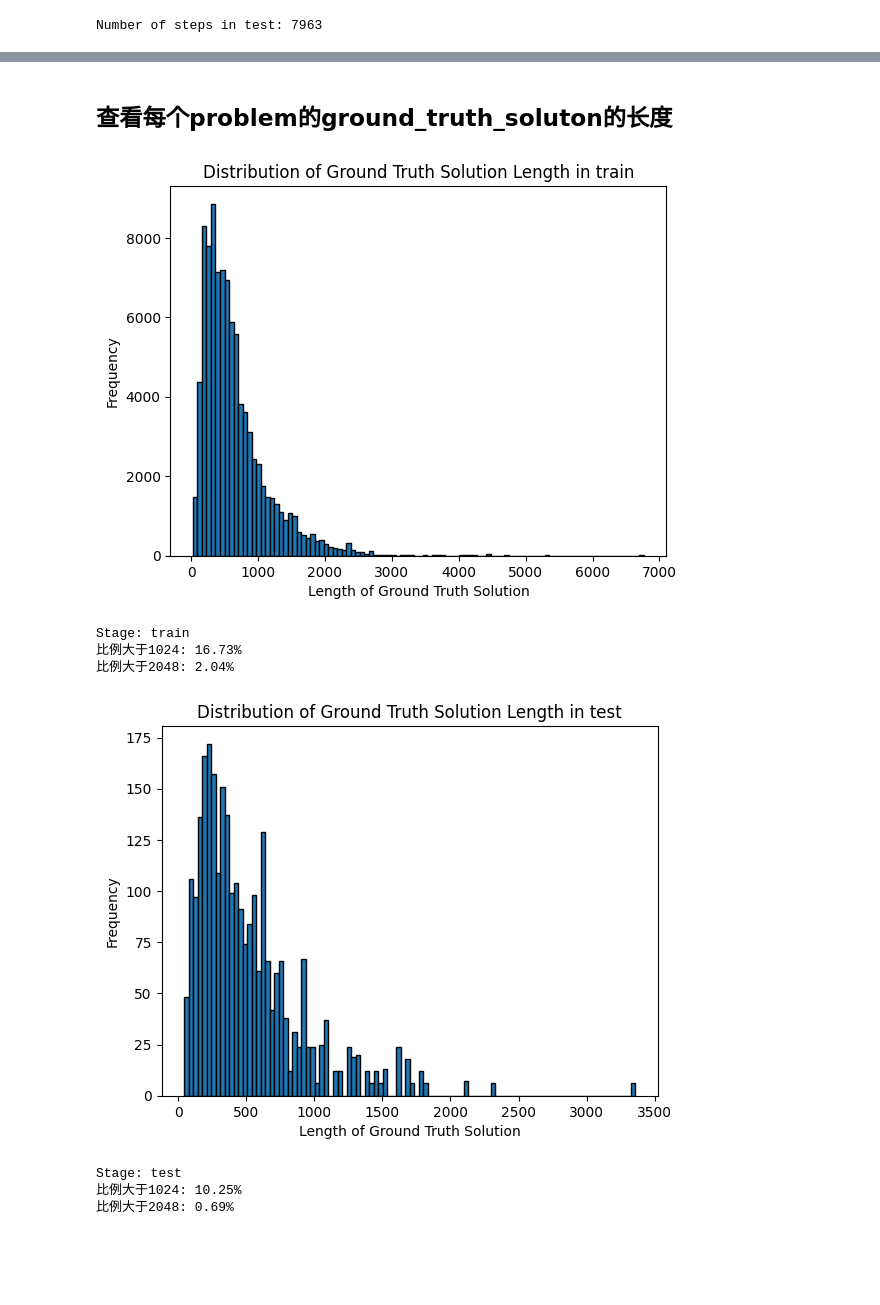
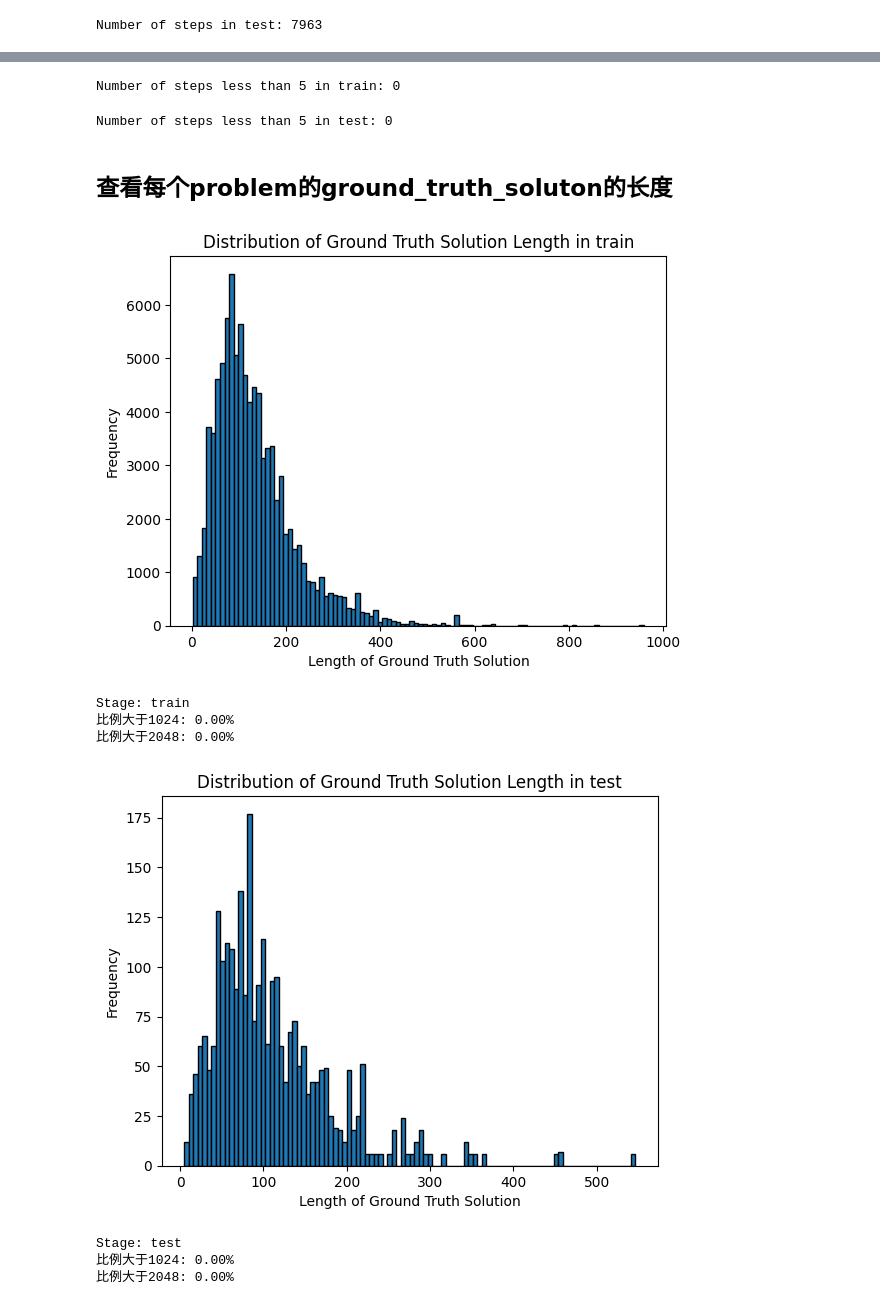
Before and after one commit to SWORD-ZEUS/openo1, a Jupyter notebook: jupyter_notebook/sft_stage/process_prm800k.ipynb, the cells around one changed output, grey strips where cells are left out. Drawn from its saved outputs; the diff is of its cells as text; code cells hidden in the pictures; blank space fills up the shorter version.

```diff
--- a/jupyter_notebook/sft_stage/process_prm800k.ipynb
+++ b/jupyter_notebook/sft_stage/process_prm800k.ipynb
@@ -283,6 +283,7 @@ Number of steps that do not start with a capital letter: 105
 #用首字母大写来划分step
 import json
 from tqdm import tqdm
+from collections import defaultdict
 count = 0
 path = "/zhuangkai/openo1/dataset/prm800k/data/phase2_{stage}.jsonl"
 save_path = "/zhuangkai/openo1/outputs/prm800k/phase2_{stage}_gt_solution_to_step_list_capital.jsonl"
@@ -326,7 +327,10 @@ def split_solution(solution):
     final_steps = []
     current_step = ""
     for step in merged_steps:
-        current_step += step + " "
+        if step.strip() == "$$" and current_step:
+            current_step += " " + step
+        else:
+            current_step += step + " "
         if "." in current_step:
             final_steps.append(current_step.strip())
             current_step = ""
@@ -443,7 +447,15 @@ for stage in ["train", "test"]:
             pre_generated_steps = line["pre_generated_steps"]
             is_same = line["is_same"]
             if is_same:
-                results.append((problem, pre_generated_steps))
+                merged_steps = []
+                for step in pre_generated_steps:
+                    if step == "$$":
+                        # 如果当前步骤是"$$"，则与上一个步骤合并
+                        if merged_steps:
+                            merged_steps[-1] += " " + step  # 合并
+                    else:
+                        merged_steps.append(step)  # 添加新的步骤
+                results.append((problem, merged_steps))
 
     with open(save_path.format(stage=stage), 'w', encoding='utf-8') as f:
         for problem, steps in results:
@@ -477,6 +489,8 @@ for stage in ["train", "test"]:
 
     with open(save_path.format(stage=stage), 'w', encoding='utf-8') as f:
         for problem, steps in results:
+            #将step长度小于10的去掉
+            steps = [step for step in steps if len(step) > 10]
             f.write(json.dumps({"problem": problem, "steps": steps}) + "\n")
 # %% [markdown]
 ## 查看一共有多少steps
@@ -499,3 +515,23 @@ Number of steps in test: 7963
+# %%
+#查看step长度有没有小于指定数字的
+import json
+from tqdm import tqdm
+path = "/zhuangkai/openo1/outputs/prm800k/phase2_{stage}_gt_pre_generated_solution_to_step_list.jsonl"
+min_length = 10
+for stage in ["train", "test"]:
+    count = 0
+    with open(path.format(stage=stage), 'r', encoding='utf-8') as f:
+        for line in tqdm(f):
+            line = json.loads(line)
+            steps = line["steps"]
+            for step in steps:
+                if len(step) <= min_length:
+                    print(f"step: {step}")
+                    count += 1
+    print(f"Number of steps less than 5 in {stage}: {count}")
+# %% [output]
+Number of steps less than 5 in train: 0
+Number of steps less than 5 in test: 0
 # %% [markdown]
 ## 查看每个problem的ground_truth_soluton的长度
 # %%
@@ -511,38 +547,39 @@ import matplotlib.pyplot as plt
 path = "/zhuangkai/openo1/dataset/prm800k/data/phase2_{stage}.jsonl"
 for stage in ["train", "test"]:
     results = []
     count_gt_1024 = 0  # 统计长度大于1024的数量
     count_gt_2048 = 0  # 统计长度大于2048的数量
     total_count = 0     # 统计总数量
     with open(path.format(stage=stage), 'r', encoding='utf-8') as f:
         for line in tqdm(f):
             line = json.loads(line)
             problem = line["question"]['problem']
             gt_solution = line["question"]['ground_truth_solution']
             if gt_solution is not None:
-                length = len(gt_solution)
+                #将gt_solution用空格来划分，以此统计数量
+                length = len(gt_solution.split(" "))+len(problem.split(" "))
                 results.append((problem, length))
                 total_count += 1  # 增加总数量
                 if length > 1024:
                     count_gt_1024 += 1  # 增加长度大于1024的计数
                 if length > 2048:
                     count_gt_2048 += 1  # 增加长度大于2048的计数
     plt.hist([length for problem, length in results], bins=100, edgecolor='black')
     plt.xlabel('Length of Ground Truth Solution')
     plt.ylabel('Frequency')
     plt.title(f'Distribution of Ground Truth Solution Length in {stage}')
     plt.show()
 
     # 输出长度大于1024与2048的占比
     print(f'Stage: {stage}')
     print(f'比例大于1024: {count_gt_1024 / total_count * 100:.2f}%')
     print(f'比例大于2048: {count_gt_2048 / total_count * 100:.2f}%')
 # %% [output]
-[figure, old version]
+[figure, new version]
 Stage: train
-比例大于1024: 16.73%
-比例大于2048: 2.04%
+比例大于1024: 0.00%
+比例大于2048: 0.00%
-[figure, old version]
+[figure, new version]
 Stage: test
-比例大于1024: 10.25%
-比例大于2048: 0.69%
+比例大于1024: 0.00%
+比例大于2048: 0.00%
```
Also changed, not shown: parts of 3 cells of this notebook, 11 other files.
